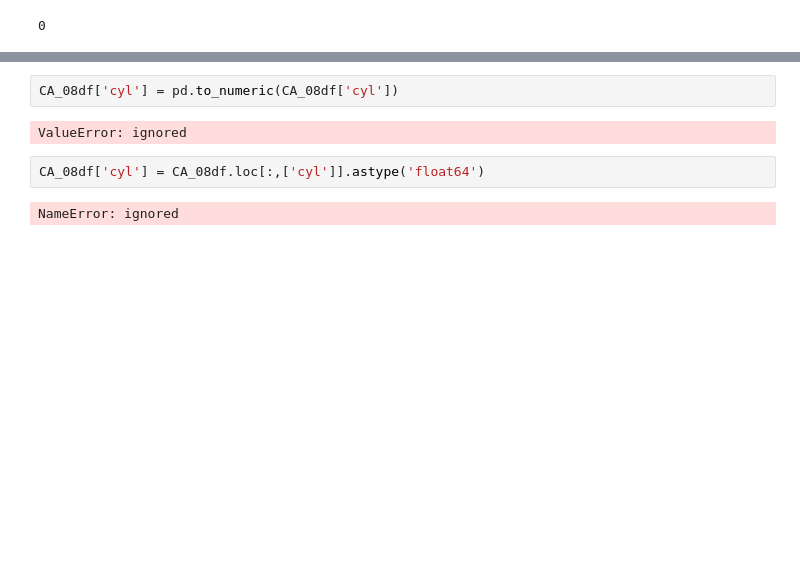
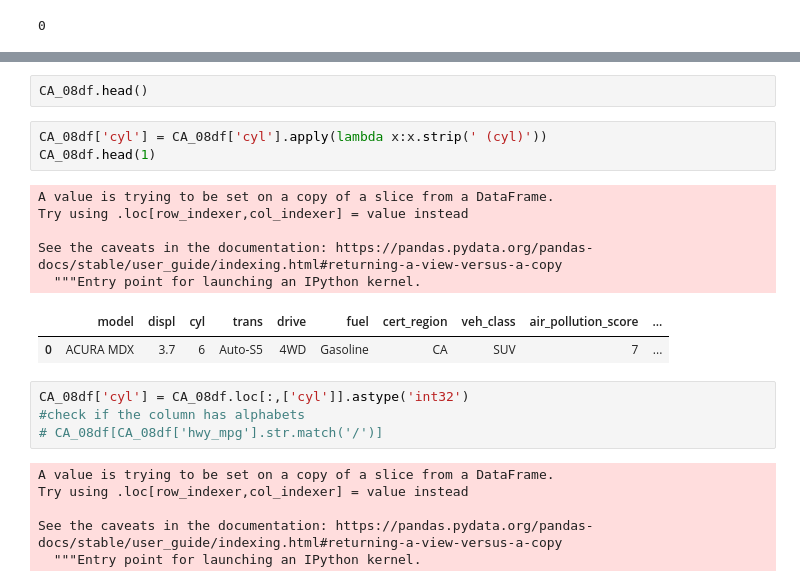
Before and after one commit to crudables/Data-Analys, a Jupyter notebook: alx_vehicle.ipynb, the cells around one changed output, grey strips where cells are left out. Saved outputs shown, nothing was run; the diff lists cells and outputs as text; blank space fills up the shorter version.

```diff
--- a/alx_vehicle.ipynb
+++ b/alx_vehicle.ipynb
@@ -479,8 +230,23 @@ dtype: object
-# %%
-CA_08df['cyl'] = pd.to_numeric(CA_08df['cyl'])
-# %% [output]
-ValueError: ignored
+# %%
+CA_08df.head()
+# %%
+CA_08df['cyl'] = CA_08df['cyl'].apply(lambda x:x.strip(' (cyl)'))
+CA_08df.head(1)
+# %% [output]
+A value is trying to be set on a copy of a slice from a DataFrame.
+Try using .loc[row_indexer,col_indexer] = value instead
+
+See the caveats in the documentation: https://pandas.pydata.org/pandas-docs/stable/user_guide/indexing.html#returning-a-view-versus-a-copy
+  """Entry point for launching an IPython kernel.
+|  | model | displ | cyl | trans | drive | fuel | cert_region | veh_class | air_pollution_score | ... |
+| 0 | ACURA MDX | 3.7 | 6 | Auto-S5 | 4WD | Gasoline | CA | SUV | 7 | ... |
 # %%
-CA_08df['cyl'] = CA_08df.loc[:,['cyl']].astype('float64')
+CA_08df['cyl'] = CA_08df.loc[:,['cyl']].astype('int32')
+#check if the column has alphabets
+# CA_08df[CA_08df['hwy_mpg'].str.match('/')]
 # %% [output]
-NameError: ignored
+A value is trying to be set on a copy of a slice from a DataFrame.
+Try using .loc[row_indexer,col_indexer] = value instead
+
+See the caveats in the documentation: https://pandas.pydata.org/pandas-docs/stable/user_guide/indexing.html#returning-a-view-versus-a-copy
+  """Entry point for launching an IPython kernel.
```
Also changed, not shown: parts of 60 cells of this notebook.
